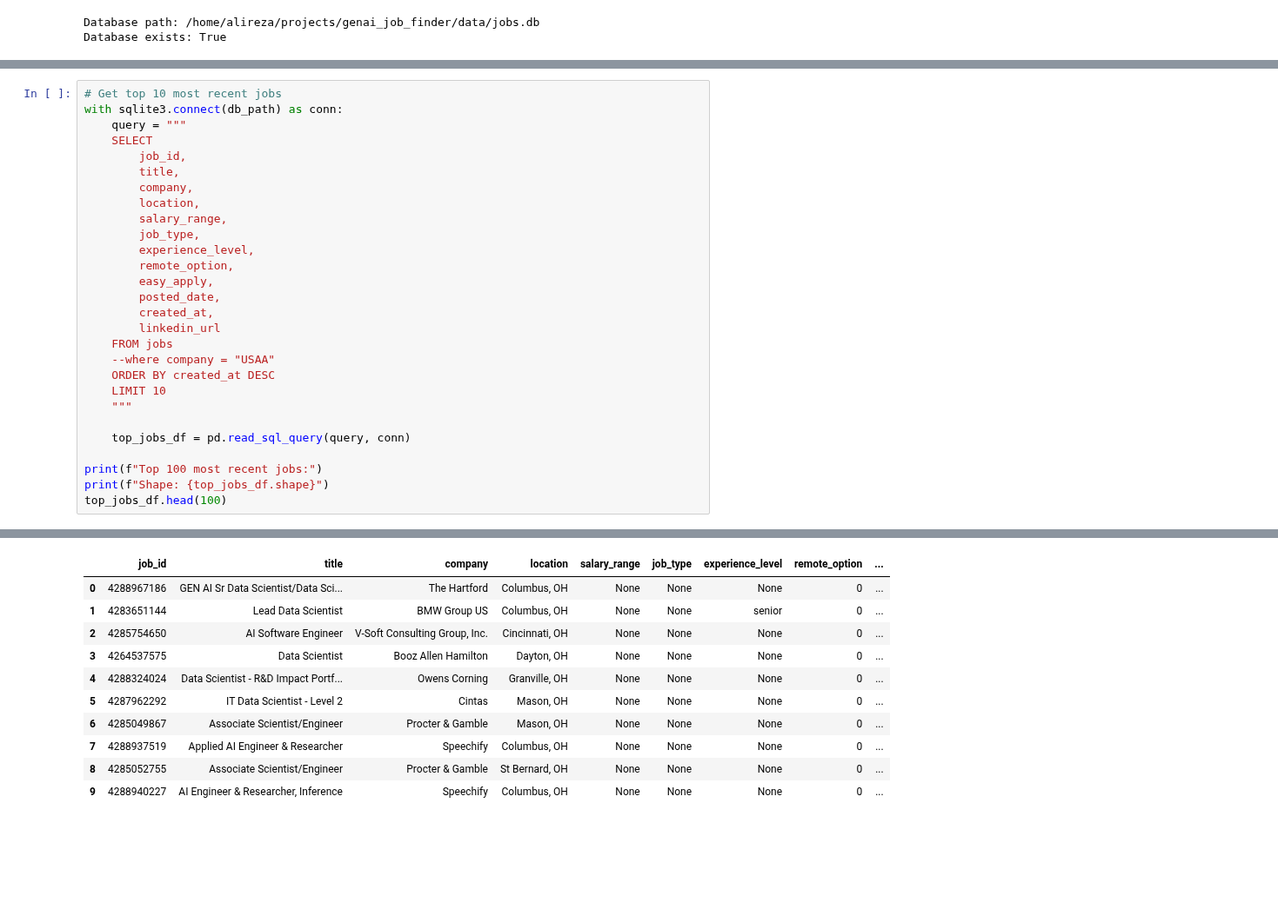
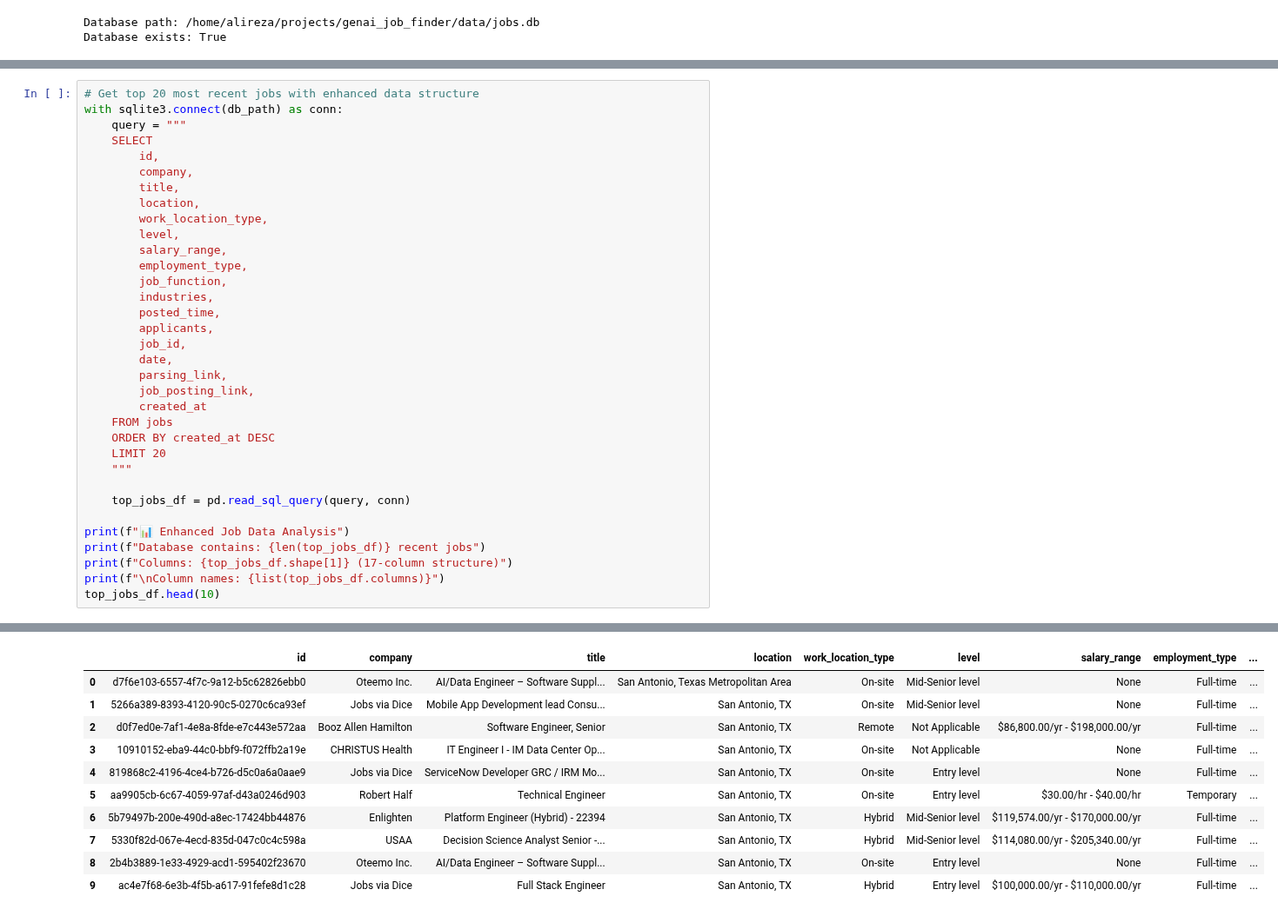
Before and after one commit to zarreh/genai_job_finder, a Jupyter notebook: notebooks/job_analysis.ipynb, the cells around one changed output, grey strips where cells are left out. Shown at 87% size. Saved outputs shown, nothing was run; the diff lists cells and outputs as text; blank space fills up the shorter version.

Commit message:
updated the parser with a new structure

```diff
--- a/notebooks/job_analysis.ipynb
+++ b/notebooks/job_analysis.ipynb
@@ -77,29 +84,35 @@ Recent job runs:
 # %%
-# Get top 10 most recent jobs
+# Get top 20 most recent jobs with enhanced data structure
 with sqlite3.connect(db_path) as conn:
     query = """
     SELECT
+        id,
+        company,
+        title,
+        location,
+        work_location_type,
+        level,
+        salary_range,
+        employment_type,
+        job_function,
+        industries,
+        posted_time,
+        applicants,
         job_id,
-        title,
-        company,
-        location,
-        salary_range,
-        job_type,
-        experience_level,
-        remote_option,
-        easy_apply,
-        posted_date,
-        created_at,
-        linkedin_url
+        date,
+        parsing_link,
+        job_posting_link,
+        created_at
     FROM jobs
-    --where company = "USAA"
     ORDER BY created_at DESC
-    LIMIT 10
+    LIMIT 20
     """
 
     top_jobs_df = pd.read_sql_query(query, conn)
 
-print(f"Top 100 most recent jobs:")
-print(f"Shape: {top_jobs_df.shape}")
-top_jobs_df.head(100)
+print(f"📊 Enhanced Job Data Analysis")
+print(f"Database contains: {len(top_jobs_df)} recent jobs")
+print(f"Columns: {top_jobs_df.shape[1]} (17-column structure)")
+print(f"\nColumn names: {list(top_jobs_df.columns)}")
+top_jobs_df.head(10)
 # %% [output]
@@ -108,12 +124,12 @@ Shape: (10, 12)
-|  | job_id | title | company | location | salary_range | job_type | experience_level | remote_option | ... |
-| 0 | 4288967186 | GEN AI Sr Data Scientist/Data Sci... | The Hartford | Columbus, OH | None | None | None | 0 | ... |
-| 1 | 4283651144 | Lead Data Scientist | BMW Group US | Columbus, OH | None | None | senior | 0 | ... |
-| 2 | 4285754650 | AI Software Engineer | V-Soft Consulting Group, Inc. | Cincinnati, OH | None | None | None | 0 | ... |
-| 3 | 4264537575 | Data Scientist | Booz Allen Hamilton | Dayton, OH | None | None | None | 0 | ... |
-| 4 | 4288324024 | Data Scientist - R&D Impact Portf... | Owens Corning | Granville, OH | None | None | None | 0 | ... |
-| 5 | 4287962292 | IT Data Scientist - Level 2 | Cintas | Mason, OH | None | None | None | 0 | ... |
-| 6 | 4285049867 | Associate Scientist/Engineer | Procter & Gamble | Mason, OH | None | None | None | 0 | ... |
-| 7 | 4288937519 | Applied AI Engineer & Researcher | Speechify | Columbus, OH | None | None | None | 0 | ... |
-| 8 | 4285052755 | Associate Scientist/Engineer | Procter & Gamble | St Bernard, OH | None | None | None | 0 | ... |
-| 9 | 4288940227 | AI Engineer & Researcher, Inference | Speechify | Columbus, OH | None | None | None | 0 | ... |
+|  | id | company | title | location | work_location_type | level | salary_range | employment_type | ... |
+| 0 | d7f6e103-6557-4f7c-9a12-b5c62826ebb0 | Oteemo Inc. | AI/Data Engineer – Software Suppl... | San Antonio, Texas Metropolitan Area | On-site | Mid-Senior level | None | Full-time | ... |
+| 1 | 5266a389-8393-4120-90c5-0270c6ca93ef | Jobs via Dice | Mobile App Development lead Consu... | San Antonio, TX | On-site | Mid-Senior level | None | Full-time | ... |
+| 2 | d0f7ed0e-7af1-4e8a-8fde-e7c443e572aa | Booz Allen Hamilton | Software Engineer, Senior | San Antonio, TX | Remote | Not Applicable | $86,800.00/yr - $198,000.00/yr | Full-time | ... |
+| 3 | 10910152-eba9-44c0-bbf9-f072ffb2a19e | CHRISTUS Health | IT Engineer I - IM Data Center Op... | San Antonio, TX | On-site | Not Applicable | None | Full-time | ... |
+| 4 | 819868c2-4196-4ce4-b726-d5c0a6a0aae9 | Jobs via Dice | ServiceNow Developer GRC / IRM Mo... | San Antonio, TX | On-site | Entry level | None | Full-time | ... |
+| 5 | aa9905cb-6c67-4059-97af-d43a0246d903 | Robert Half | Technical Engineer | San Antonio, TX | On-site | Entry level | $30.00/hr - $40.00/hr | Temporary | ... |
+| 6 | 5b79497b-200e-490d-a8ec-17424bb44876 | Enlighten | Platform Engineer (Hybrid) - 22394 | San Antonio, TX | Hybrid | Mid-Senior level | $119,574.00/yr - $170,000.00/yr | Full-time | ... |
+| 7 | 5330f82d-067e-4ecd-835d-047c0c4c598a | USAA | Decision Science Analyst Senior -... | San Antonio, TX | Hybrid | Mid-Senior level | $114,080.00/yr - $205,340.00/yr | Full-time | ... |
+| 8 | 2b4b3889-1e33-4929-acd1-595402f23670 | Oteemo Inc. | AI/Data Engineer – Software Suppl... | San Antonio, TX | On-site | Entry level | None | Full-time | ... |
+| 9 | ac4e7f68-6e3b-4f5b-a617-91fefe8d1c28 | Jobs via Dice | Full Stack Engineer | San Antonio, TX | Hybrid | Entry level | $100,000.00/yr - $110,000.00/yr | Full-time | ... |
 # %%
```
Also changed, not shown: parts of 8 cells of this notebook, 13 other files.
